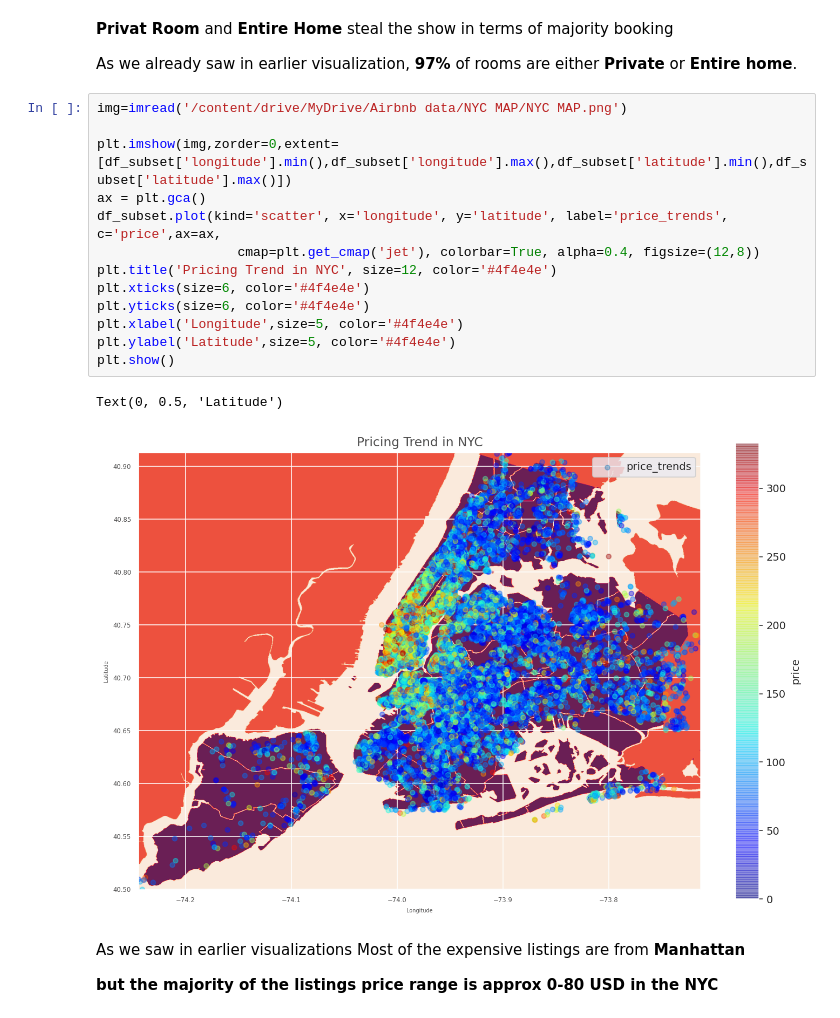
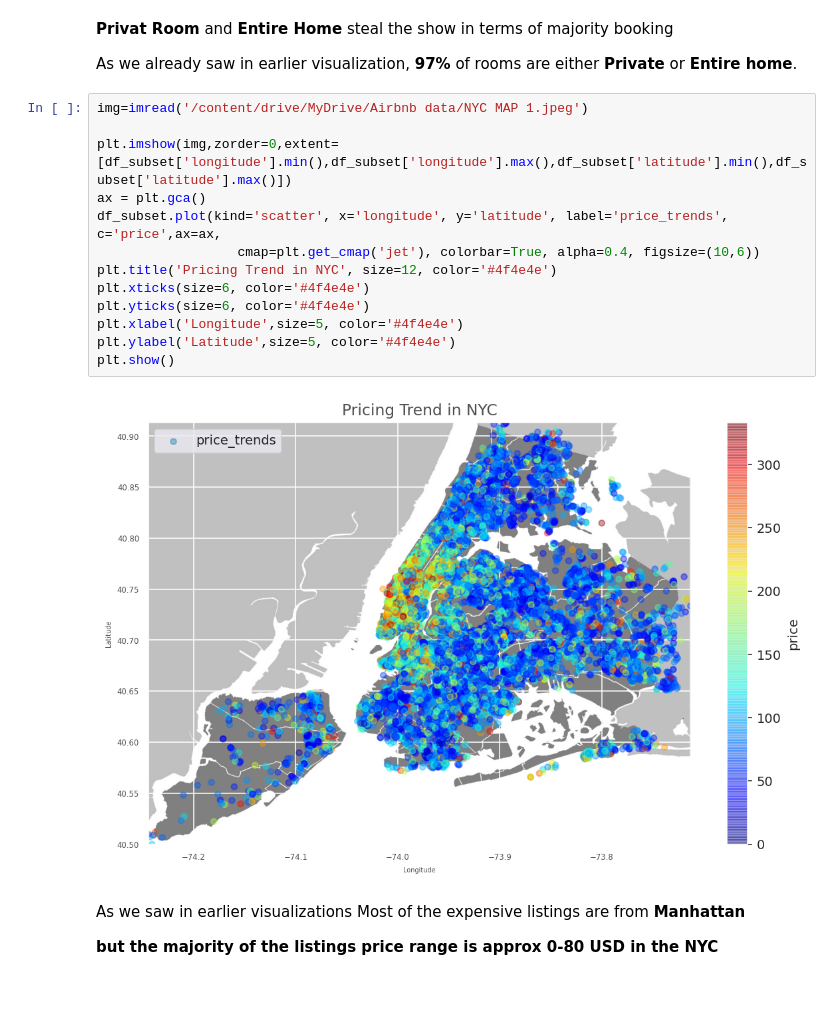
Before and after one commit to yashar1908/Airbnb, a Jupyter notebook: Copy_of_Copy_of_Copy_of_Airbnv_ipynb_finel.ipynb, the cells around one changed output. Cells and saved outputs as stored; diff of their text form; blank space fills up the shorter version.

```diff
--- a/Copy_of_Copy_of_Copy_of_Airbnv_ipynb_finel.ipynb
+++ b/Copy_of_Copy_of_Copy_of_Airbnv_ipynb_finel.ipynb
@@ -772,21 +772,20 @@ Text(0, 0.5, 'Latitude')
 
 As we already saw in earlier visualization, **97%** of rooms are either **Private** or **Entire home**.
 # %%
-img=imread('/content/drive/MyDrive/Airbnb data/NYC MAP/NYC MAP.png')
+img=imread('/content/drive/MyDrive/Airbnb data/NYC MAP 1.jpeg')
 
 plt.imshow(img,zorder=0,extent=[df_subset['longitude'].min(),df_subset['longitude'].max(),df_subset['latitude'].min(),df_subset['latitude'].max()])
 ax = plt.gca()
 df_subset.plot(kind='scatter', x='longitude', y='latitude', label='price_trends', c='price',ax=ax,
-                  cmap=plt.get_cmap('jet'), colorbar=True, alpha=0.4, figsize=(12,8))
+                  cmap=plt.get_cmap('jet'), colorbar=True, alpha=0.4, figsize=(10,6))
 plt.title('Pricing Trend in NYC', size=12, color='#4f4e4e')
 plt.xticks(size=6, color='#4f4e4e')
 plt.yticks(size=6, color='#4f4e4e')
 plt.xlabel('Longitude',size=5, color='#4f4e4e')
 plt.ylabel('Latitude',size=5, color='#4f4e4e')
 plt.show()
 # %% [output]
-Text(0, 0.5, 'Latitude')
-[figure, old version]
+[figure, new version]
 # %% [markdown]
 As we saw in earlier visualizations Most of the expensive listings are from **Manhattan**
 
```
Also changed, not shown: parts of 5 cells of this notebook.
